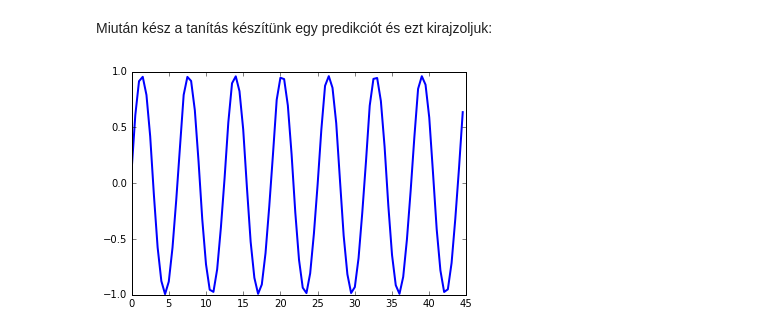
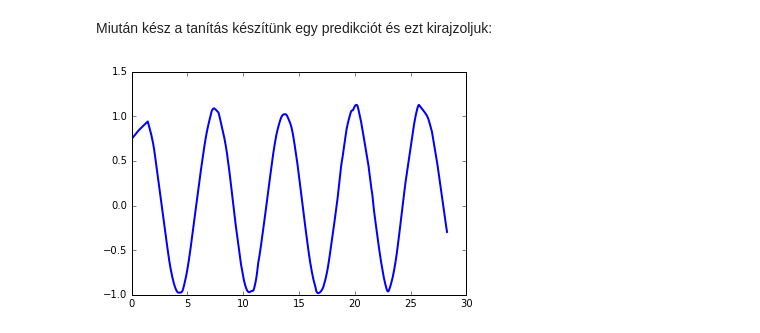
Before and after one commit to BME-SmartLab-Education/vitmav45, a Jupyter notebook: 08/08-01-1DConv-Sin-Keras-compiled.ipynb, the cells around one changed output. Cells and saved outputs as stored; diff of their text form; code cells hidden in the pictures.

```diff
--- a/08/08-01-1DConv-Sin-Keras-compiled.ipynb
+++ b/08/08-01-1DConv-Sin-Keras-compiled.ipynb
@@ -27,19 +27,27 @@ from keras.layers.core import Dense, Dropout, Activation, Flatten
 import matplotlib
 import matplotlib.pyplot as plt
 import numpy as np
+from sklearn.preprocessing import StandardScaler, MinMaxScaler
 
 sample_points = 50 # az előadás fóliáin "m"-el jelöltük (FrameSize)
 shift = 2 # az előadás fóliáin "s"-el jelöltük
 
-lins = np.linspace(0,1000,4000)
-data = np.asarray([np.sin(lins),np.cos(lins)]).T # egy sin és egy cos adatsor létrehozása
+lins = np.linspace(0,np.pi*10,4000)
+data = np.asarray([np.sin(lins)]).T # egy sin és egy cos adatsor létrehozása
 nb_samples = len(data) - sample_points - 1 # a minták száma, ha nem lenne "shift", azt majd három sorral lentebb vesszük figyelembe
+
+# standardizálás
+std_scaler = StandardScaler()
+lins = std_scaler.fit_transform(lins)
+# normalizálás
+mm_scaler = MinMaxScaler(feature_range=(0, 1))
+data = mm_scaler.fit_transform(data)
 
 # bemenet létrehozása - a sin és cos sample_points pillanatban, shift lépésenként
 # atleast_2d: legalább 2D-s mátrixokká alakítja a bemenetet, jelen esetben (50,2) alakú
 # expand_dims: növeli a dimenzió számot a megadott axis mentén, így lesz jelen esetben (1,50,2) alakú mintánk,
 #              amiket majd egymás után fűzve hozzuk létre a tanítóadatokat
-input_list = [np.expand_dims(np.atleast_2d(data[i:i+sample_points,:]), axis=0) for i in range(0,nb_samples,shift)]
+input_list = [np.expand_dims(np.atleast_2d(np.asarray([lins[i:i+sample_points]]).T), axis=0) for i in range(0,nb_samples,shift)]
 X = np.concatenate(input_list, axis=0)
 print("Bemenet alakja: ")
 print(X.shape)
@@ -146,4 +154,4 @@ Ezt követően lefordítjuk a modellet (négyzete hiba a költségfüggvényt +
 # %%
 model.compile(loss='mse', optimizer='adam')
-model.fit(X, y, nb_epoch=1, shuffle=True)
+model.fit(X, y, nb_epoch=40, shuffle=True)
 # %% [output]
@@ -154,6 +177,8 @@ Epoch 1/1
 Miután kész a tanítás készítünk egy predikciót és ezt kirajzoljuk:
 # %%
 Y_predicted = model.predict(X, batch_size=100)
-line, = plt.plot(lins[0:180:shift],Y_predicted[0:int(180/shift),:], '-', linewidth=2)
+line, = plt.plot(std_scaler.inverse_transform(lins[0:3600:shift]), \
+                 mm_scaler.inverse_transform(Y_predicted[0:int(3600/shift)]), \
+                 '-', linewidth=2)
 # %% [output]
-[figure, old version]
+[figure, new version]
```
Also changed, not shown: parts of 6 cells of this notebook.
